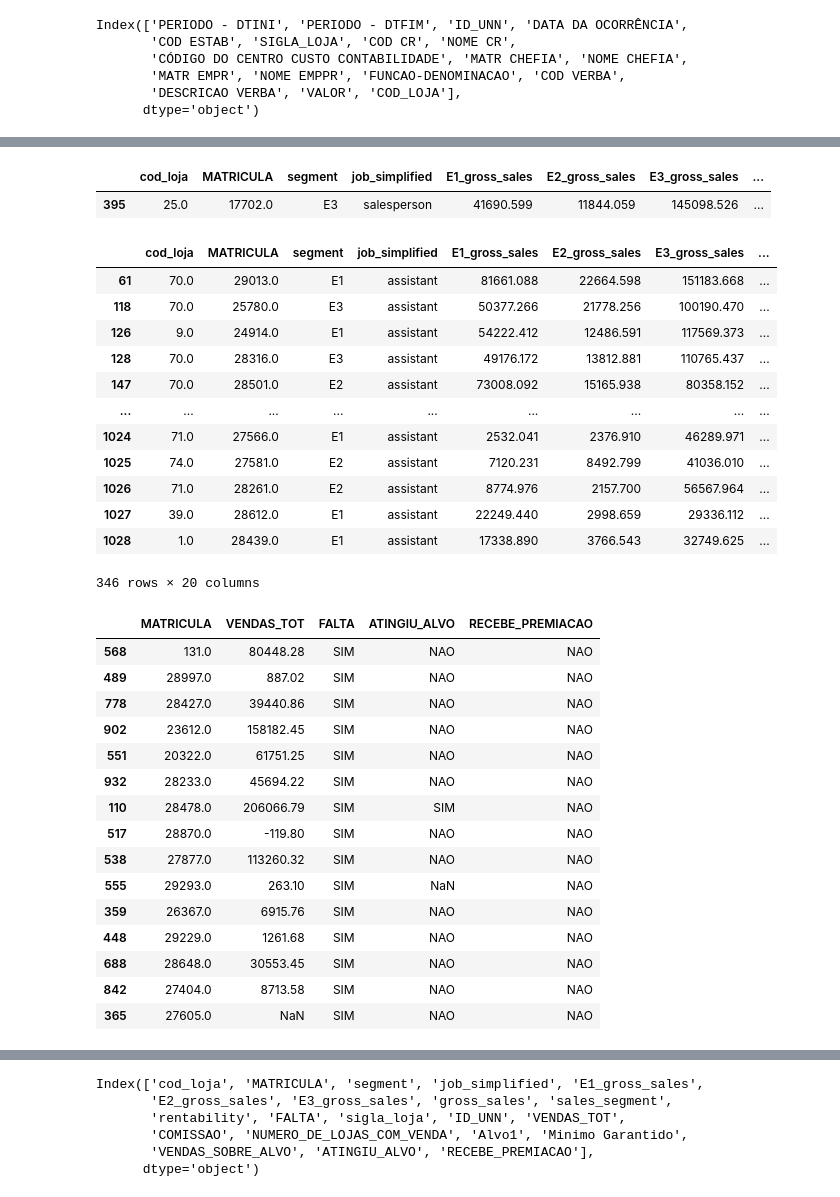
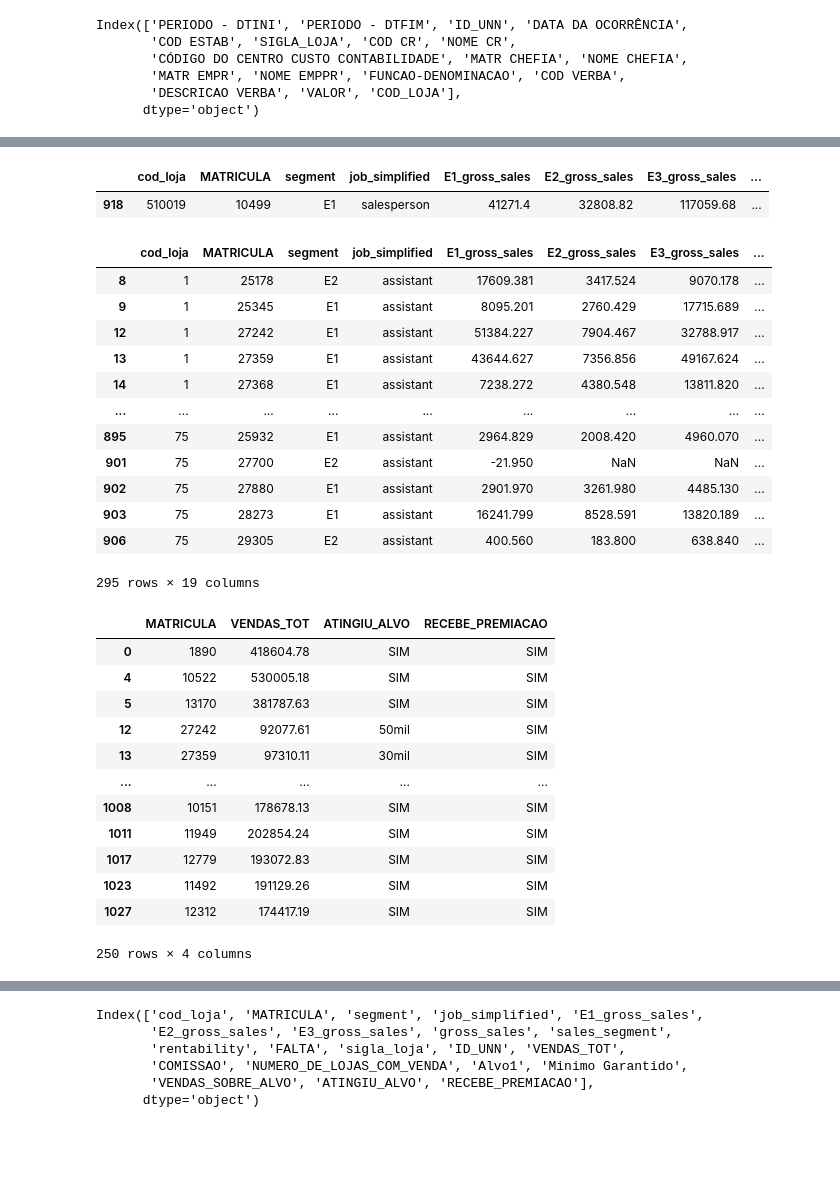
Before and after one commit to clachi/apuracoes_TINA, a Jupyter notebook: apuracao_premiacao_INDIVIDUAL_TINA_v2.ipynb, the cells around one changed output, grey strips where cells are left out. Drawn from its saved outputs; the diff is of its cells as text; code cells hidden in the pictures; blank space fills up the shorter version.

Commit message:
Incluidas lojas Tume safra

```diff
--- a/apuracao_premiacao_INDIVIDUAL_TINA_v2.ipynb
+++ b/apuracao_premiacao_INDIVIDUAL_TINA_v2.ipynb
@@ -6,11 +6,15 @@ import numpy as np
 from pathlib import Path
 # %%
 pd.set_option('display.max_columns', None)
+# %%
+# Ondas Telhanorte e Tumelero cujas lojas serão consideradas para apuração
+safra_tume=1 # Onda cujas lojas Tumelero serão consideradas
+safra_telha=3 #  Onda cujas lojas Telhanorte serão consideradas
 # %%
 # Dia da apuração
 # TODO TROCAR A DATA PARA O ANALISTA DE NEGÓCIOS RODAR NO DIA DA APURAÇÃO
 # hoje = pd.to_datetime('today').date()
-hoje = pd.to_datetime('2022-05-27')
+hoje = pd.to_datetime('2022-05-28')
 ANO=str(hoje.year)
 # %%
 # TODO FAZER LOOP PARA RODAR APENAS UMA VEZ
@@ -191,3 +215,14 @@ shutil.copy2(E_FALTAS,F_FALTAS)
+# %%
+# Carregando lojas TINA da Telhanorte e da Tumelero
+#
+nome_lojas = pd.read_csv(F_LOJA_SAFRA, encoding="ISO-8859-1", delimiter=";")
+# Deletando lojas que não estão na safra TINA
+nome_lojas.drop(nome_lojas[(
+    (nome_lojas['id_unn']==1) & (nome_lojas['safra']>safra_telha)
+    ) | (
+    (nome_lojas['id_unn']==4) & (nome_lojas['safra']>safra_tume)
+    )
+    ].index, inplace=True)
 # %%
 # Função para importar comissões separamente por empresa (vendas da ADP)
 def importa_comissoes(arquivo):
@@ -478,23 +516,23 @@ tina.sample()
 #            ), axis=1)
 # %% [output]
 |  | cod_loja | MATRICULA | segment | job_simplified | E1_gross_sales | E2_gross_sales | E3_gross_sales | ... |
-| 395 | 25.0 | 17702.0 | E3 | salesperson | 41690.599 | 11844.059 | 145098.526 | ... |
+| 918 | 510019 | 10499 | E1 | salesperson | 41271.4 | 32808.82 | 117059.68 | ... |
 # %%
 tina[tina['job_simplified']=='assistant']
 # %% [output]
 |  | cod_loja | MATRICULA | segment | job_simplified | E1_gross_sales | E2_gross_sales | E3_gross_sales | ... |
-| 61 | 70.0 | 29013.0 | E1 | assistant | 81661.088 | 22664.598 | 151183.668 | ... |
-| 118 | 70.0 | 25780.0 | E3 | assistant | 50377.266 | 21778.256 | 100190.470 | ... |
-| 126 | 9.0 | 24914.0 | E1 | assistant | 54222.412 | 12486.591 | 117569.373 | ... |
-| 128 | 70.0 | 28316.0 | E3 | assistant | 49176.172 | 13812.881 | 110765.437 | ... |
-| 147 | 70.0 | 28501.0 | E2 | assistant | 73008.092 | 15165.938 | 80358.152 | ... |
+| 8 | 1 | 25178 | E2 | assistant | 17609.381 | 3417.524 | 9070.178 | ... |
+| 9 | 1 | 25345 | E1 | assistant | 8095.201 | 2760.429 | 17715.689 | ... |
+| 12 | 1 | 27242 | E1 | assistant | 51384.227 | 7904.467 | 32788.917 | ... |
+| 13 | 1 | 27359 | E1 | assistant | 43644.627 | 7356.856 | 49167.624 | ... |
+| 14 | 1 | 27368 | E1 | assistant | 7238.272 | 4380.548 | 13811.820 | ... |
 | ... | ... | ... | ... | ... | ... | ... | ... | ... |
-| 1024 | 71.0 | 27566.0 | E1 | assistant | 2532.041 | 2376.910 | 46289.971 | ... |
-| 1025 | 74.0 | 27581.0 | E2 | assistant | 7120.231 | 8492.799 | 41036.010 | ... |
-| 1026 | 71.0 | 28261.0 | E2 | assistant | 8774.976 | 2157.700 | 56567.964 | ... |
-| 1027 | 39.0 | 28612.0 | E1 | assistant | 22249.440 | 2998.659 | 29336.112 | ... |
-| 1028 | 1.0 | 28439.0 | E1 | assistant | 17338.890 | 3766.543 | 32749.625 | ... |
+| 895 | 75 | 25932 | E1 | assistant | 2964.829 | 2008.420 | 4960.070 | ... |
+| 901 | 75 | 27700 | E2 | assistant | -21.950 | NaN | NaN | ... |
+| 902 | 75 | 27880 | E1 | assistant | 2901.970 | 3261.980 | 4485.130 | ... |
+| 903 | 75 | 28273 | E1 | assistant | 16241.799 | 8528.591 | 13820.189 | ... |
+| 906 | 75 | 29305 | E2 | assistant | 400.560 | 183.800 | 638.840 | ... |
-346 rows × 20 columns
+295 rows × 19 columns
 # %%
 # Eliminando minimos garantidos de assessores
 tina['Minimo Garantido']=np.where(tina['job_simplified']=='assistant',np.nan,tina['Minimo Garantido'])
@@ -533,26 +571,23 @@ tina['RECEBE_PREMIACAO']=np.where((
     (tina['FALTA']=='NAO'),
      'SIM', 'NAO')
 # %%
-#tina[['MATRICULA','VENDAS_TOT', 'ATINGIU_ALVO','RECEBE_PREMIACAO']][tina['RECEBE_PREMIACAO']!='NAO']
+tina[['MATRICULA','VENDAS_TOT', 'ATINGIU_ALVO','RECEBE_PREMIACAO']][tina['RECEBE_PREMIACAO']!='NAO']
 #tina[['MATRICULA','VENDAS_TOT', 'FALTA', 'ATINGIU_ALVO','RECEBE_PREMIACAO']][tina['ATINGIU_ALVO']!='NAO'].sample(15)
-tina[['MATRICULA','VENDAS_TOT', 'FALTA', 'ATINGIU_ALVO','RECEBE_PREMIACAO']][tina['FALTA']=='SIM'].sample(15)
+#tina[['MATRICULA','VENDAS_TOT', 'FALTA', 'ATINGIU_ALVO','RECEBE_PREMIACAO']][tina['FALTA']=='SIM'].sample(15)
 # %% [output]
-|  | MATRICULA | VENDAS_TOT | FALTA | ATINGIU_ALVO | RECEBE_PREMIACAO |
-| 568 | 131.0 | 80448.28 | SIM | NAO | NAO |
-| 489 | 28997.0 | 887.02 | SIM | NAO | NAO |
-| 778 | 28427.0 | 39440.86 | SIM | NAO | NAO |
-| 902 | 23612.0 | 158182.45 | SIM | NAO | NAO |
-| 551 | 20322.0 | 61751.25 | SIM | NAO | NAO |
-| 932 | 28233.0 | 45694.22 | SIM | NAO | NAO |
-| 110 | 28478.0 | 206066.79 | SIM | SIM | NAO |
-| 517 | 28870.0 | -119.80 | SIM | NAO | NAO |
-| 538 | 27877.0 | 113260.32 | SIM | NAO | NAO |
-| 555 | 29293.0 | 263.10 | SIM | NaN | NAO |
-| 359 | 26367.0 | 6915.76 | SIM | NAO | NAO |
-| 448 | 29229.0 | 1261.68 | SIM | NAO | NAO |
-| 688 | 28648.0 | 30553.45 | SIM | NAO | NAO |
-| 842 | 27404.0 | 8713.58 | SIM | NAO | NAO |
-| 365 | 27605.0 | NaN | SIM | NAO | NAO |
+|  | MATRICULA | VENDAS_TOT | ATINGIU_ALVO | RECEBE_PREMIACAO |
+| 0 | 1890 | 418604.78 | SIM | SIM |
+| 4 | 10522 | 530005.18 | SIM | SIM |
+| 5 | 13170 | 381787.63 | SIM | SIM |
+| 12 | 27242 | 92077.61 | 50mil | SIM |
+| 13 | 27359 | 97310.11 | 30mil | SIM |
+| ... | ... | ... | ... | ... |
+| 1008 | 10151 | 178678.13 | SIM | SIM |
+| 1011 | 11949 | 202854.24 | SIM | SIM |
+| 1017 | 12779 | 193072.83 | SIM | SIM |
+| 1023 | 11492 | 191129.26 | SIM | SIM |
+| 1027 | 12312 | 174417.19 | SIM | SIM |
+250 rows × 4 columns
 # %%
 #Salvando verba para TELHANORTE ou TUMELERO
 # Entradas: v verba, n nome_verba, x numero_verba, f f_nome
```
Also changed, not shown: parts of 19 cells of this notebook.
